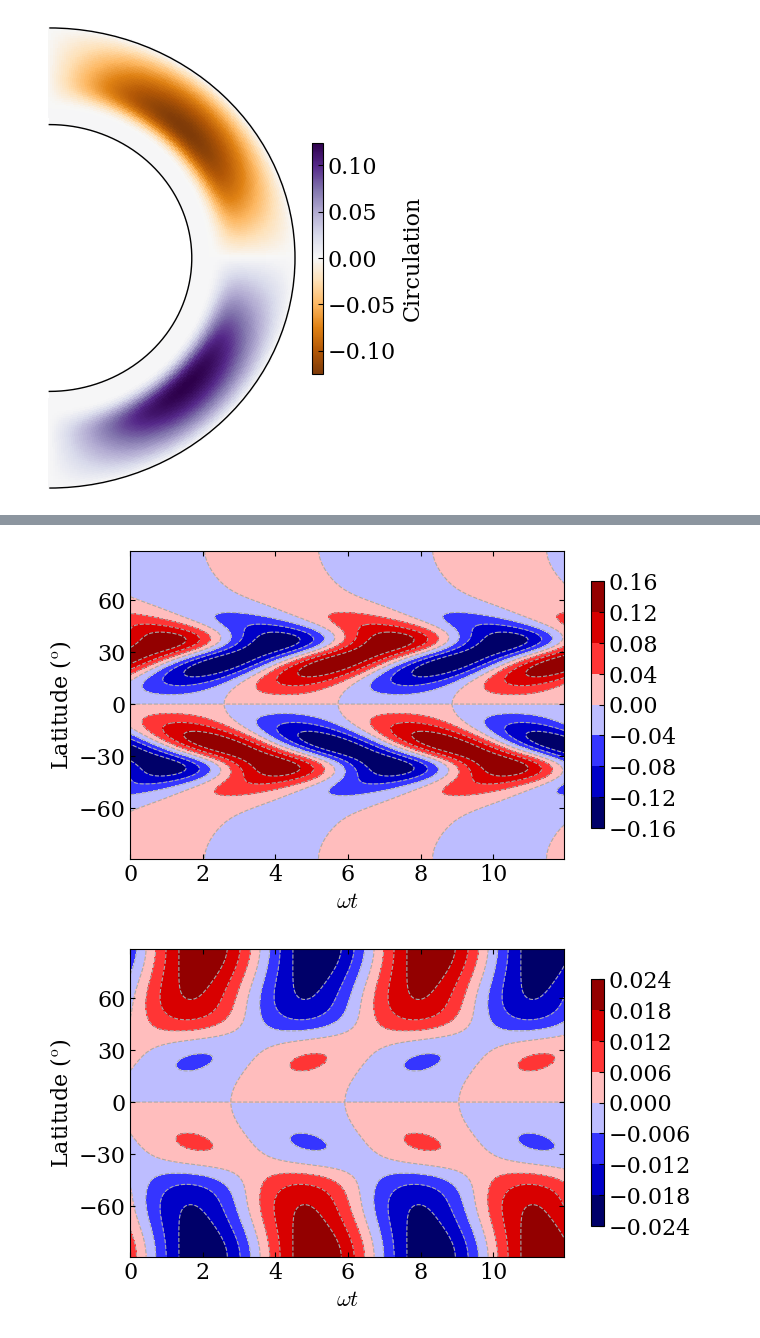
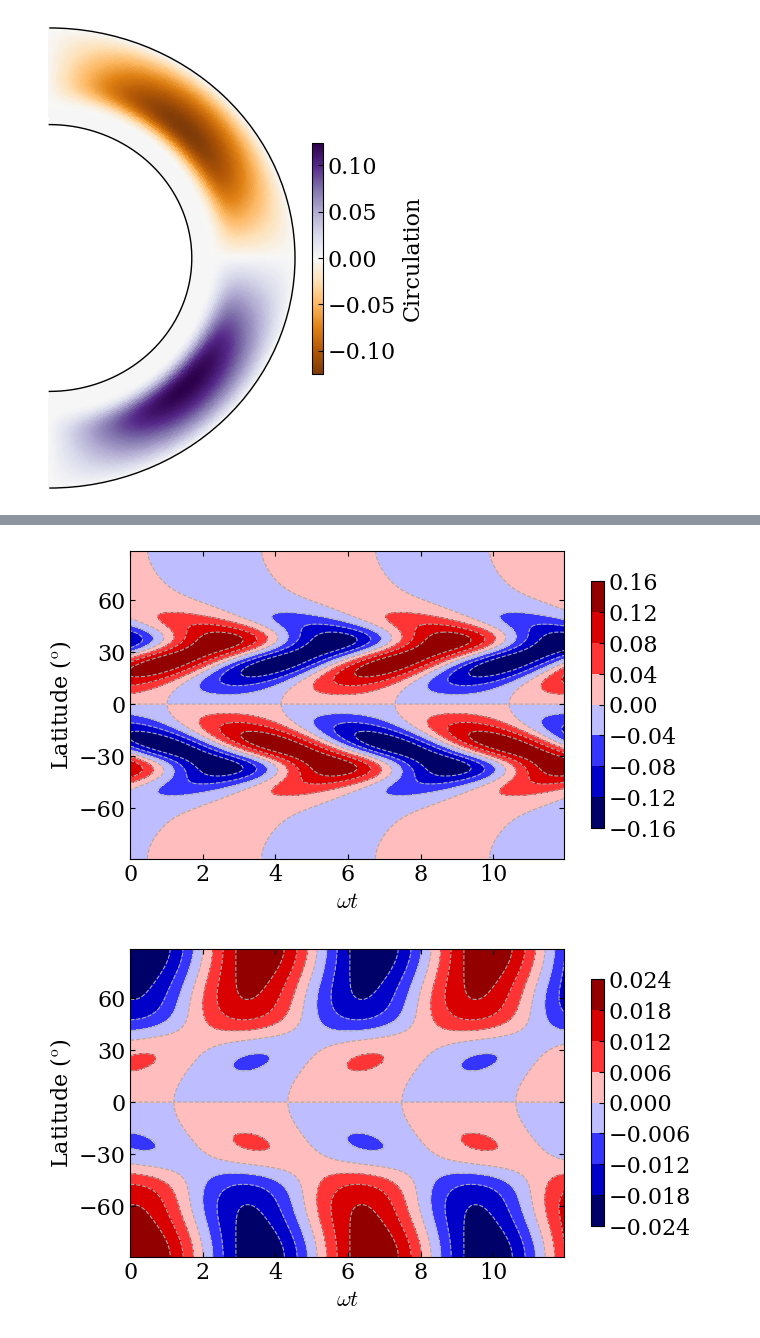
Before and after one commit to sybreton/CTDYN, a Jupyter notebook: notebooks/quickstart.ipynb, the cells around one changed output, grey strips where cells are left out. Drawn from its saved outputs; the diff is of its cells as text; code cells hidden in the pictures.

Commit message:
Remove nso obsolete loop, update namelist and output filename, update tutorial accordingly

```diff
--- a/notebooks/quickstart.ipynb
+++ b/notebooks/quickstart.ipynb
@@ -117,12 +115,12 @@ fig = dyn.plot_meridional_map (r, theta, mesh, label=r"$B_\phi$")
 # %%
-filename = "{}/butf.000001.a00".format (dir_out)
+filename = "{}/butf.a00".format (dir_out)
 t, theta, mesh = dyn.read_butterfly_diagram (filename)
 fig = dyn.plot_butterfly_diagram (t, theta, mesh)
 # %% [output]
-[figure, old version]
+[figure, new version]
 # %%
-filename = "{}/brbp.000001.a00".format (dir_out)
+filename = "{}/brbp.a00".format (dir_out)
 t, theta, mesh = dyn.read_butterfly_diagram (filename)
 fig = dyn.plot_butterfly_diagram (t, theta, mesh)
 # %% [output]
-[figure, old version]
+[figure, new version]
```
Also changed, not shown: parts of 6 cells of this notebook, 12 other files.
